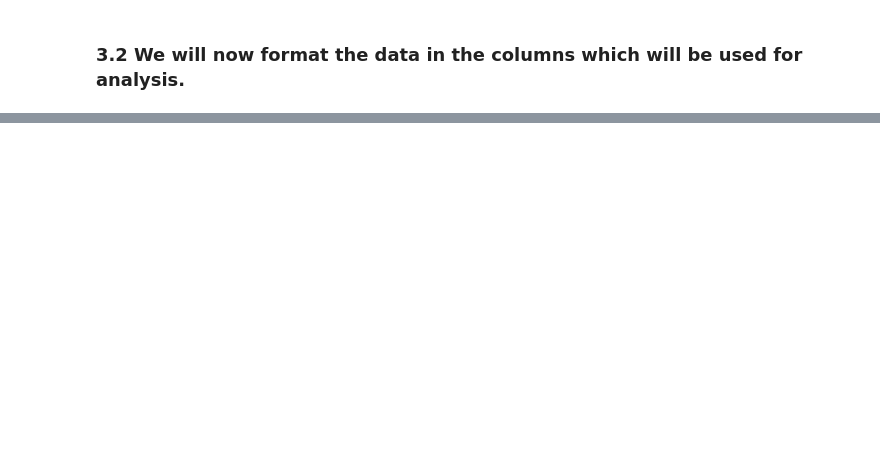
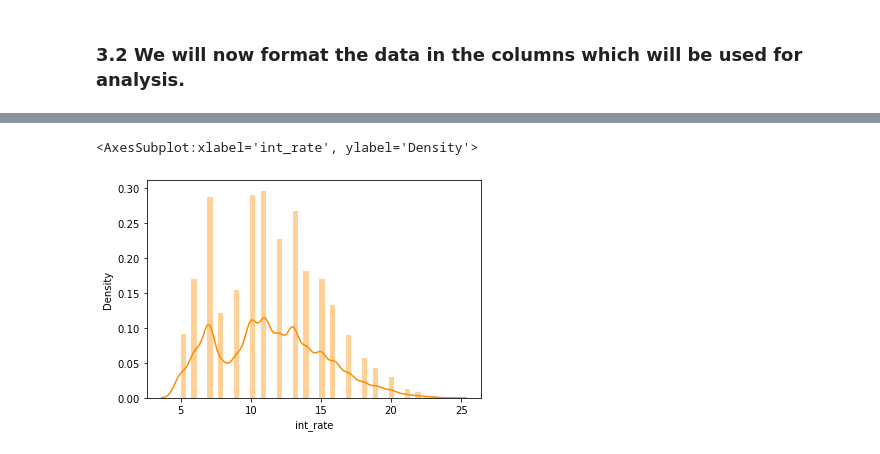
Before and after one commit to sumit0049/lending-club-case-study-november-2021, a Jupyter notebook: Lending_Club_case_Study_Sumitkumar_Karthik.ipynb, the cells around one changed output, grey strips where cells are left out. Cells and saved outputs as stored; diff of their text form; code cells hidden in the pictures; blank space fills up the shorter version.

```diff
--- a/Lending_Club_case_Study_Sumitkumar_Karthik.ipynb
+++ b/Lending_Club_case_Study_Sumitkumar_Karthik.ipynb
@@ -133,0 +249,5 @@ removed_thresh_data['revol_util']=removed_thresh_data['revol_util'].str.extract(
+# %%
+sns.distplot(removed_thresh_data["int_rate"],color='darkorange')
+# %% [output]
+<AxesSubplot:xlabel='int_rate', ylabel='Density'>
+[figure, added]
```
Also changed, not shown: parts of 63 cells of this notebook.
